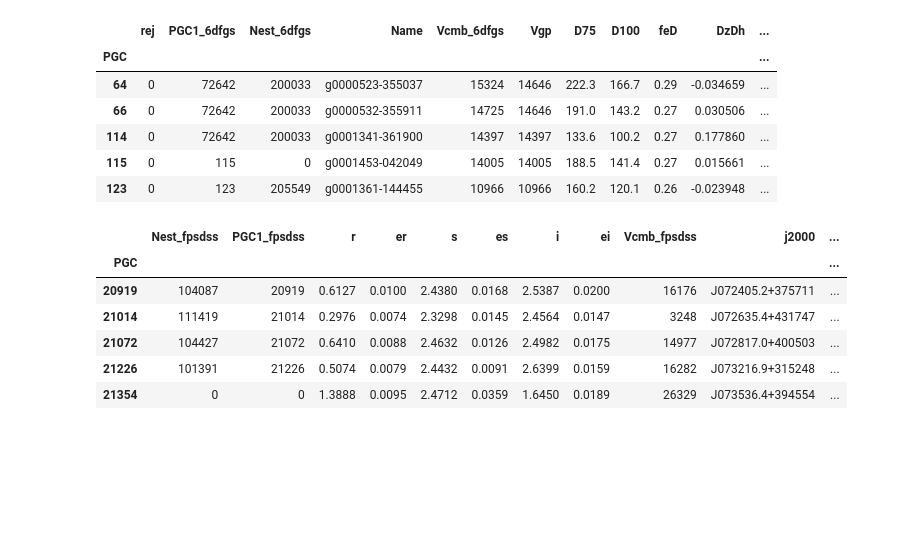
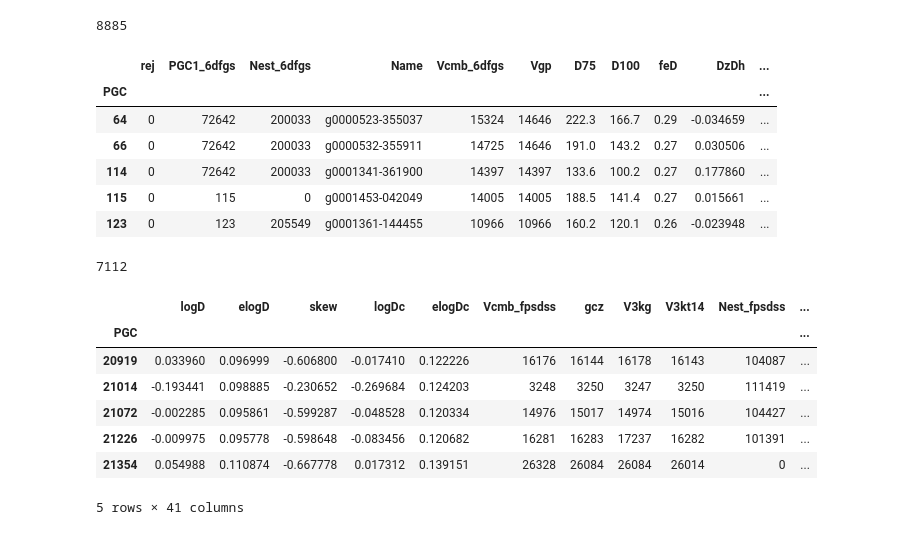
Before and after one commit to ekourkchi/CF4catalog, a Jupyter notebook: FP_groups.ipynb, the cells around one changed output. Drawn from its saved outputs; the diff is of its cells as text; code cells hidden in the pictures; blank space fills up the shorter version.

```diff
--- a/FP_groups.ipynb
+++ b/FP_groups.ipynb
@@ -72,6 +72,8 @@ def Vh2Vls(el,b, Vh):
 df = pd.read_csv('6dfgs.csv', delimiter='|')
 df = df.rename(columns=lambda x: x.strip())
 df = df.set_index('PGC')
+
+print(len(df))
 
 ln10 = np.log(10.)
 df['DM_6dfgs']  = (5*np.log10(df["D75"])+25.)
@@ -84,6 +86,7 @@ df_6dfgs  = df_6dfgs[df_6dfgs['rej']==0]
 
 df_6dfgs.head()
 # %% [output]
+8885
 |  | rej | PGC1_6dfgs | Nest_6dfgs | Name | Vcmb_6dfgs | Vgp | D75 | D100 | feD | DzDh | ... |
 | PGC |  |  |  |  |  |  |  |  |  |  | ... |
 | 64 | 0 | 72642 | 200033 | g0000523-355037 | 15324 | 14646 | 222.3 | 166.7 | 0.29 | -0.034659 | ... |
@@ -91,26 +94,41 @@ df_6dfgs.head()
 | 114 | 0 | 72642 | 200033 | g0001341-361900 | 14397 | 14397 | 133.6 | 100.2 | 0.27 | 0.177860 | ... |
 | 115 | 0 | 115 | 0 | g0001453-042049 | 14005 | 14005 | 188.5 | 141.4 | 0.27 | 0.015661 | ... |
 | 123 | 0 | 123 | 205549 | g0001361-144455 | 10966 | 10966 | 160.2 | 120.1 | 0.26 | -0.023948 | ... |
+# %%
+len(df_6dfgs)
+# %% [output]
+7112
 # %%
-df = pd.read_csv('FP_sdss.csv', delimiter='|')
+df = pd.read_csv('FP_sdss_v3.csv', delimiter='|')
 df = df.rename(columns=lambda x: x.strip())
 df = df.set_index('PGC')
 
 ln10 = np.log(10.)
 df_fpsdss = df.rename(columns={"Nest": "Nest_fpsdss"})
-df_fpsdss = df_fpsdss.rename(columns={"V": "Vcmb_fpsdss"})
-df_fpsdss = df_fpsdss.rename(columns={"PGC1": "PGC1_fpsdss"})
+df_fpsdss = df_fpsdss.rename(columns={"cz": "Vcmb_fpsdss"})
+df_fpsdss = df_fpsdss.rename(columns={"1PGC": "PGC1_fpsdss"})
+
+# Dc = Dist / Dist_fit
+# Dist_fid = cz/H0  , H0 = 75
+
+#
+# df_fpsdss["eDM_fpsdss"]
+
+logDist = df_fpsdss.logDc + np.log10(df_fpsdss.Vcmb_fpsdss/75.)
+df_fpsdss["DM_fpsdss"] = 5. * logDist + 25.
+df_fpsdss["eDM_fpsdss"] = 5. * df_fpsdss.elogDc
 
 
 df_fpsdss.head()
 # %% [output]
-|  | Nest_fpsdss | PGC1_fpsdss | r | er | s | es | i | ei | Vcmb_fpsdss | j2000 | ... |
+|  | logD | elogD | skew | logDc | elogDc | Vcmb_fpsdss | gcz | V3kg | V3kt14 | Nest_fpsdss | ... |
 | PGC |  |  |  |  |  |  |  |  |  |  | ... |
-| 20919 | 104087 | 20919 | 0.6127 | 0.0100 | 2.4380 | 0.0168 | 2.5387 | 0.0200 | 16176 | J072405.2+375711 | ... |
-| 21014 | 111419 | 21014 | 0.2976 | 0.0074 | 2.3298 | 0.0145 | 2.4564 | 0.0147 | 3248 | J072635.4+431747 | ... |
-| 21072 | 104427 | 21072 | 0.6410 | 0.0088 | 2.4632 | 0.0126 | 2.4982 | 0.0175 | 14977 | J072817.0+400503 | ... |
-| 21226 | 101391 | 21226 | 0.5074 | 0.0079 | 2.4432 | 0.0091 | 2.6399 | 0.0159 | 16282 | J073216.9+315248 | ... |
-| 21354 | 0 | 0 | 1.3888 | 0.0095 | 2.4712 | 0.0359 | 1.6450 | 0.0189 | 26329 | J073536.4+394554 | ... |
+| 20919 | 0.033960 | 0.096999 | -0.606800 | -0.017410 | 0.122226 | 16176 | 16144 | 16178 | 16143 | 104087 | ... |
+| 21014 | -0.193441 | 0.098885 | -0.230652 | -0.269684 | 0.124203 | 3248 | 3250 | 3247 | 3250 | 111419 | ... |
+| 21072 | -0.002285 | 0.095861 | -0.599287 | -0.048528 | 0.120334 | 14976 | 15017 | 14974 | 15016 | 104427 | ... |
+| 21226 | -0.009975 | 0.095778 | -0.598648 | -0.083456 | 0.120682 | 16281 | 16283 | 17237 | 16282 | 101391 | ... |
+| 21354 | 0.054988 | 0.110874 | -0.667778 | 0.017312 | 0.139151 | 26328 | 26084 | 26084 | 26014 | 0 | ... |
+5 rows × 41 columns
 # %%
 df = pd.read_csv('all_cf2_fp.csv', delimiter='|')
 df = df.rename(columns=lambda x: x.strip())
```
Also changed, not shown: parts of 11 cells of this notebook, 5 other files.
